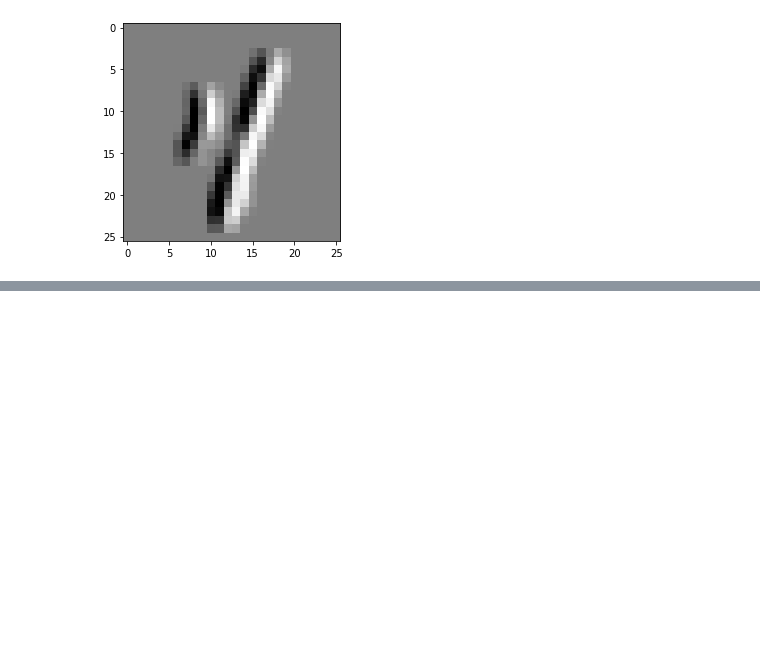
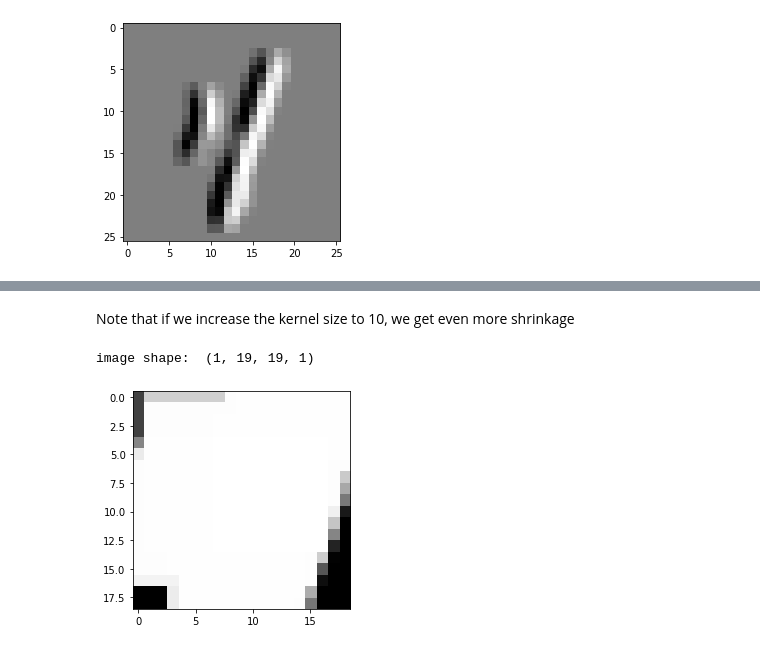
Before and after one commit to MaggieLieu/MLiS_examples, a Jupyter notebook: CNN_examples.ipynb, the cells around one changed output, grey strips where cells are left out. Cells and saved outputs as stored; diff of their text form; code cells hidden in the pictures; blank space fills up the shorter version.

```diff
--- a/CNN_examples.ipynb
+++ b/CNN_examples.ipynb
@@ -105,0 +128,13 @@ A convolutional neural network consists of convolutional, pooling and fully conn
+# %% [markdown]
+Note that if we increase the kernel size to 10, we get even more shrinkage
+# %%
+output = tf.nn.max_pool(
+      input=np.reshape(features, [1,28,28,1]),
+      ksize=10,
+      strides=1,
+      padding="VALID")
+print('image shape: ', np.shape(output));
+plt.imshow(output[0,:,:,0], cmap='gray');
+# %% [output]
+image shape:  (1, 19, 19, 1)
+[figure, added]
```
Also changed, not shown: parts of 22 cells of this notebook.
